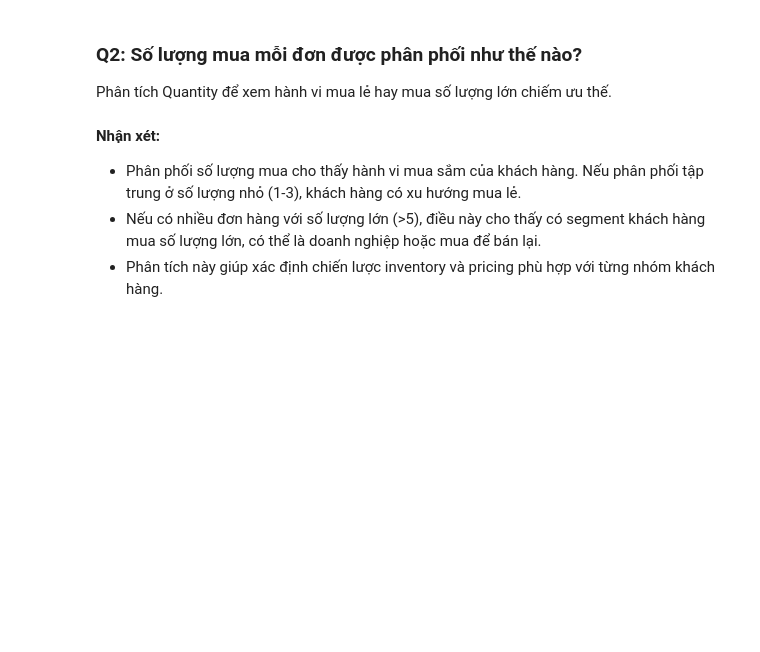
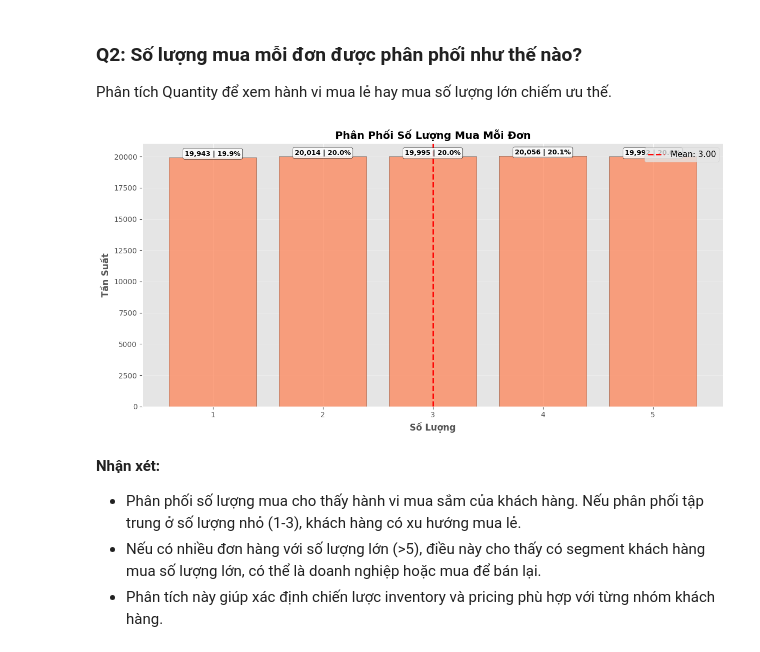
Before and after one commit to khoa2795/Final-Project, a Jupyter notebook: 02_EDA_and_Visualization.ipynb, the cells around one changed output. Saved outputs shown, nothing was run; the diff lists cells and outputs as text; code cells hidden in the pictures; blank space fills up the shorter version.

```diff
--- a/02_EDA_and_Visualization.ipynb
+++ b/02_EDA_and_Visualization.ipynb
@@ -90,6 +94,53 @@ plt.show()
 ### Q2: Số lượng mua mỗi đơn được phân phối như thế nào?
 
 Phân tích Quantity để xem hành vi mua lẻ hay mua số lượng lớn chiếm ưu thế.
+# %%
+quantity_counts = df["Quantity"].value_counts().sort_index()
+total = len(df)
+
+fig, ax = plt.subplots(figsize=(12, 6))
+bars = ax.bar(
+    quantity_counts.index,
+    quantity_counts.values,
+    edgecolor="black",
+    alpha=0.7,
+    color="coral",
+)
+
+# Thêm annotations cho các giá trị quan trọng
+for qty, count in quantity_counts.items():
+    if count > total * 0.03:  # Chỉ hiển thị các giá trị chiếm > 3%
+        percentage = (count / total) * 100
+        value = f"{count:,} | {percentage:.1f}%"
+        ax.text(
+            qty,
+            count,
+            value,
+            ha="center",
+            va="bottom",
+            bbox=dict(
+                facecolor="white", edgecolor="black", boxstyle="round", alpha=0.8
+            ),
+            fontweight="bold",
+            fontsize=9,
+        )
+
+ax.axvline(
+    df["Quantity"].mean(),
+    color="red",
+    linestyle="--",
+    linewidth=2,
+    label=f'Mean: {df["Quantity"].mean():.2f}',
+)
+ax.set_title("Phân Phối Số Lượng Mua Mỗi Đơn", fontweight="bold", fontsize=14)
+ax.set_xlabel("Số Lượng", fontweight="bold", fontsize=12)
+ax.set_ylabel("Tần Suất", fontweight="bold", fontsize=12)
+ax.legend(loc="upper right", fontsize=11)
+ax.grid(True, alpha=0.3, axis="y")
+plt.tight_layout()
+plt.show()
+# %% [output]
+[figure, added]
 # %% [markdown]
 **Nhận xét:**
 - Phân phối số lượng mua cho thấy hành vi mua sắm của khách hàng. Nếu phân phối tập trung ở số lượng nhỏ (1-3), khách hàng có xu hướng mua lẻ.
```
Also changed, not shown: parts of 37 cells of this notebook.
